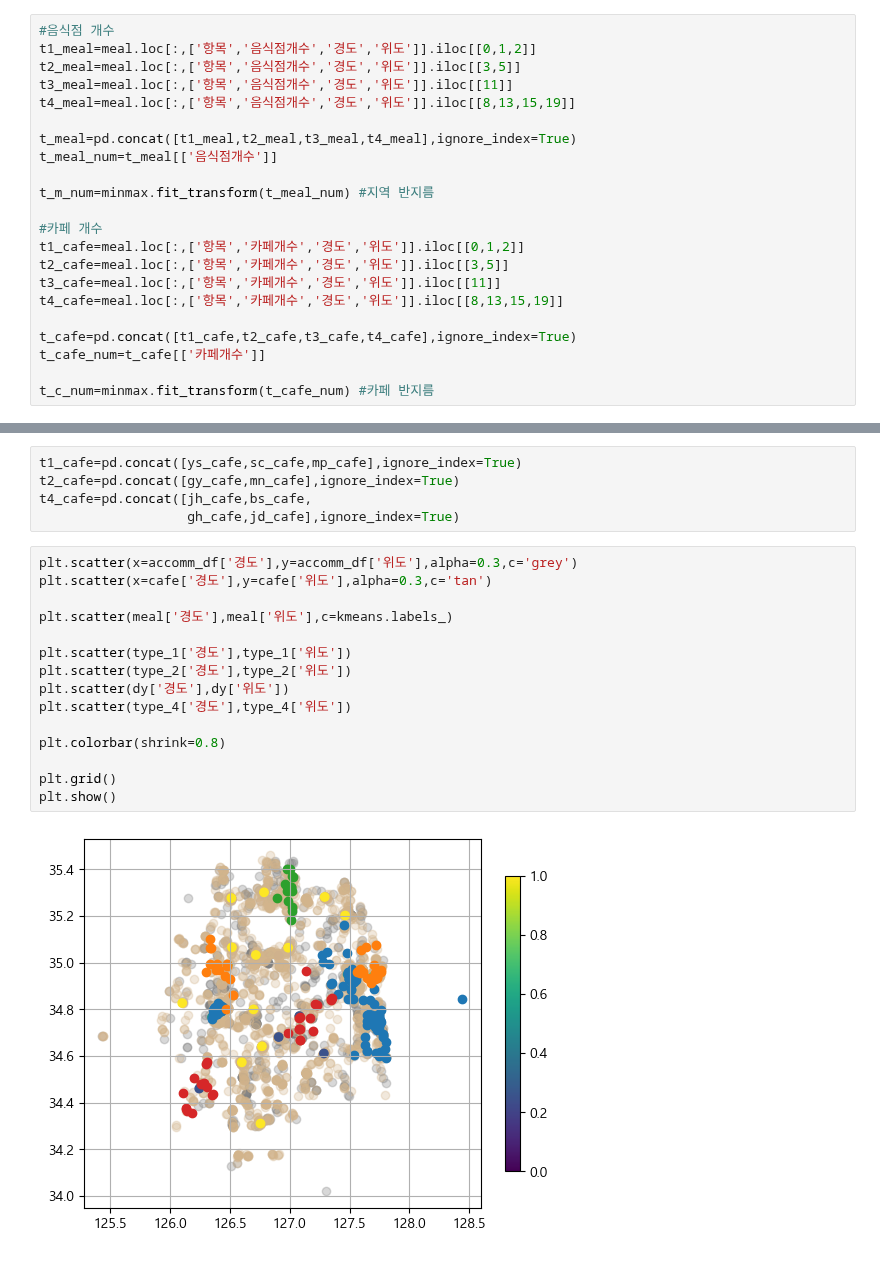
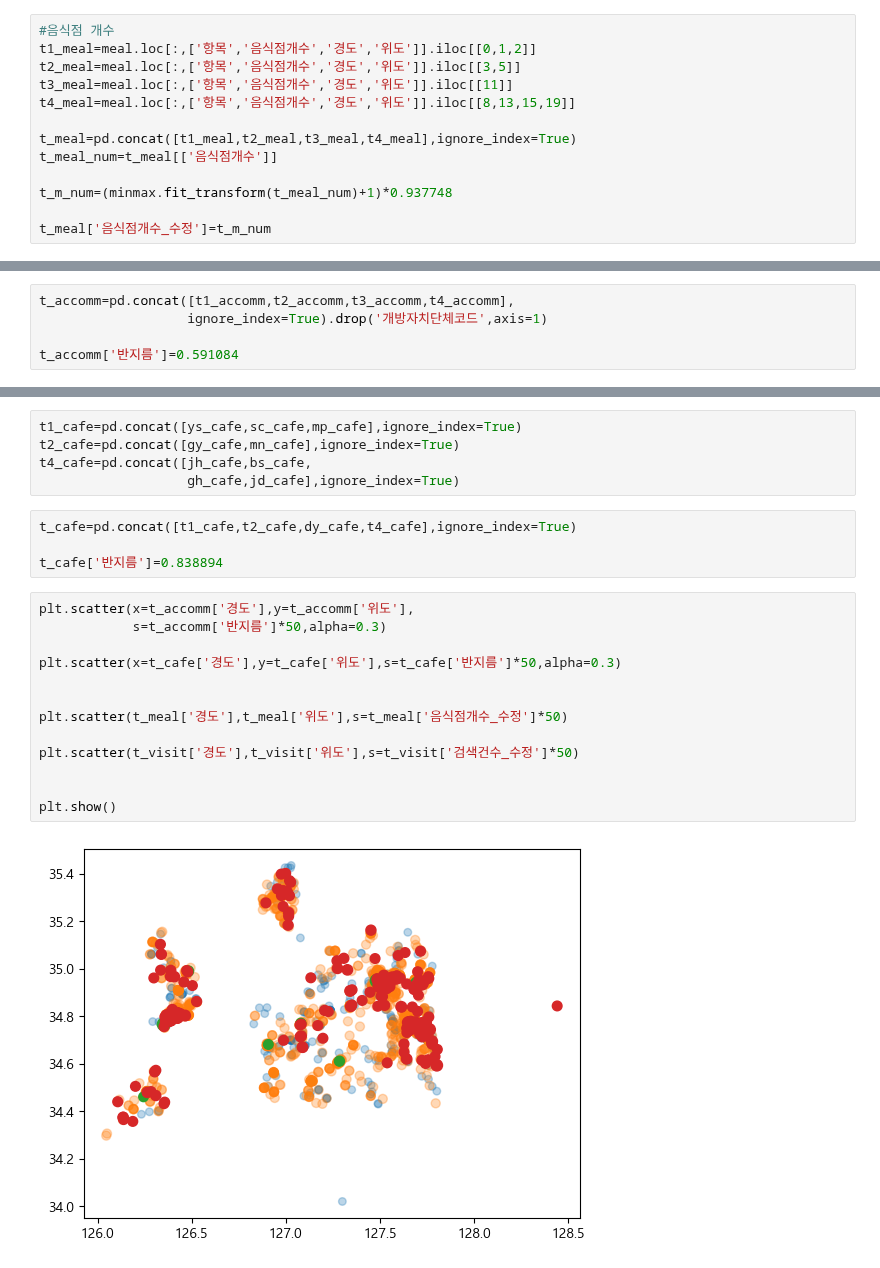
Before and after one commit to sheershay/ise-sr-project, a Jupyter notebook: clustering/clustering.ipynb, the cells around one changed output, grey strips where cells are left out. Drawn from its saved outputs; the diff is of its cells as text.

```diff
--- a/clustering/clustering.ipynb
+++ b/clustering/clustering.ipynb
@@ -661,18 +634,9 @@ t4_meal=meal.loc[:,['항목','음식점개수','경도','위도']].iloc[[8,13,15
 t_meal=pd.concat([t1_meal,t2_meal,t3_meal,t4_meal],ignore_index=True)
 t_meal_num=t_meal[['음식점개수']]
 
-t_m_num=minmax.fit_transform(t_meal_num) #지역 반지름
+t_m_num=(minmax.fit_transform(t_meal_num)+1)*0.937748
 
-#카페 개수
-t1_cafe=meal.loc[:,['항목','카페개수','경도','위도']].iloc[[0,1,2]]
-t2_cafe=meal.loc[:,['항목','카페개수','경도','위도']].iloc[[3,5]]
-t3_cafe=meal.loc[:,['항목','카페개수','경도','위도']].iloc[[11]]
-t4_cafe=meal.loc[:,['항목','카페개수','경도','위도']].iloc[[8,13,15,19]]
-
-t_cafe=pd.concat([t1_cafe,t2_cafe,t3_cafe,t4_cafe],ignore_index=True)
-t_cafe_num=t_cafe[['카페개수']]
-
-t_c_num=minmax.fit_transform(t_cafe_num) #카페 반지름
+t_meal['음식점개수_수정']=t_m_num
 # %%
 accomm_code=accomm_df['개방자치단체코드']
 
@@ -693,6 +657,11 @@ gh_accomm=accomm_df.loc[accomm_df['개방자치단체코드']==4880000]
 jd_accomm=accomm_df.loc[accomm_df['개방자치단체코드']==5000000]
 t4_accomm=pd.concat([jh_accomm,bs_accomm,
                      gh_accomm,jd_accomm],ignore_index=True) #120개
+# %%
+t_accomm=pd.concat([t1_accomm,t2_accomm,t3_accomm,t4_accomm],
+                   ignore_index=True).drop('개방자치단체코드',axis=1)
+
+t_accomm['반지름']=0.591084
 # %%
 cafe['지역']=cafe_address_fr
 cafe_fr=cafe.loc[:,['경도','위도','지역']]
@@ -716,20 +685,22 @@ t1_cafe=pd.concat([ys_cafe,sc_cafe,mp_cafe],ignore_index=True)
 t2_cafe=pd.concat([gy_cafe,mn_cafe],ignore_index=True)
 t4_cafe=pd.concat([jh_cafe,bs_cafe,
                    gh_cafe,jd_cafe],ignore_index=True)
+# %%
+t_cafe=pd.concat([t1_cafe,t2_cafe,dy_cafe,t4_cafe],ignore_index=True)
+
+t_cafe['반지름']=0.838894
 # %%
-plt.scatter(x=accomm_df['경도'],y=accomm_df['위도'],alpha=0.3,c='grey')
-plt.scatter(x=cafe['경도'],y=cafe['위도'],alpha=0.3,c='tan')
+plt.scatter(x=t_accomm['경도'],y=t_accomm['위도'],
+            s=t_accomm['반지름']*50,alpha=0.3)
 
-plt.scatter(meal['경도'],meal['위도'],c=kmeans.labels_)
+plt.scatter(x=t_cafe['경도'],y=t_cafe['위도'],s=t_cafe['반지름']*50,alpha=0.3)
 
-plt.scatter(type_1['경도'],type_1['위도'])
-plt.scatter(type_2['경도'],type_2['위도'])
-plt.scatter(dy['경도'],dy['위도'])
-plt.scatter(type_4['경도'],type_4['위도'])
 
-plt.colorbar(shrink=0.8)
+plt.scatter(t_meal['경도'],t_meal['위도'],s=t_meal['음식점개수_수정']*50)
 
-plt.grid()
+plt.scatter(t_visit['경도'],t_visit['위도'],s=t_visit['검색건수_수정']*50)
+
+
 plt.show()
 # %% [output]
-[figure, old version]
+[figure, new version]
```
Also changed, not shown: parts of 3 cells of this notebook.
